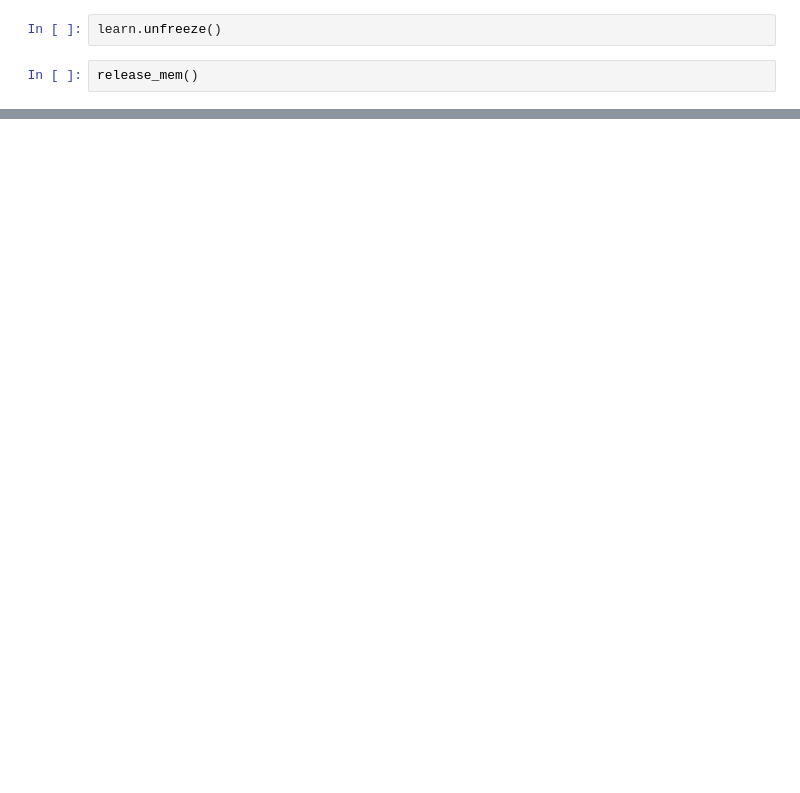
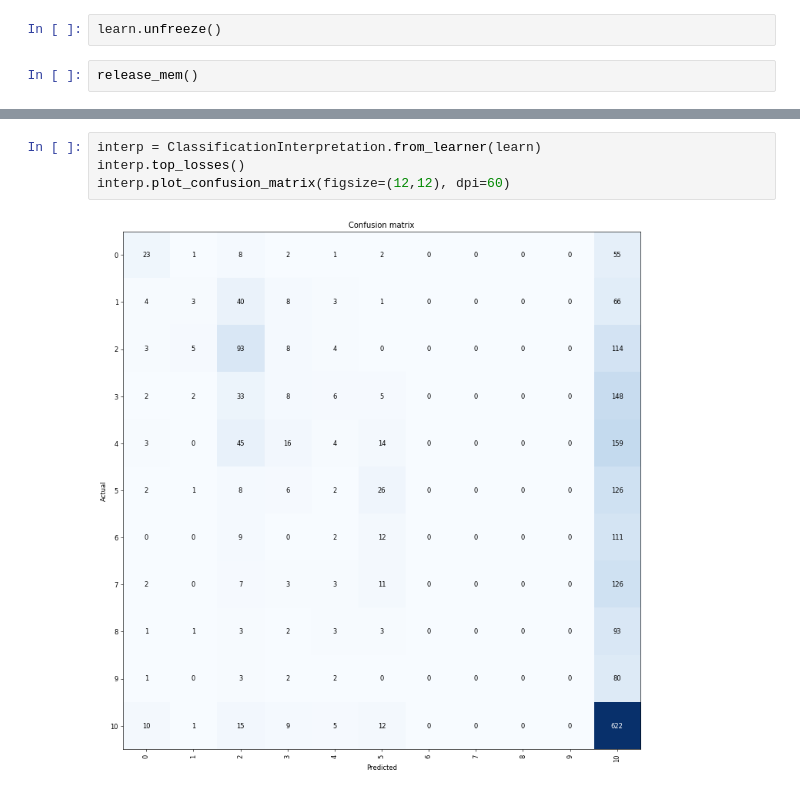
Before and after one commit to magic-lantern/nlp-transfer-learning, a Jupyter notebook: sourcecode/wiki_los_classifier.ipynb, the cells around one changed output, grey strips where cells are left out. Drawn from its saved outputs; the diff is of its cells as text; blank space fills up the shorter version.

```diff
--- a/sourcecode/wiki_los_classifier.ipynb
+++ b/sourcecode/wiki_los_classifier.ipynb
@@ -592,0 +620,6 @@ release_mem()
+# %%
+interp = ClassificationInterpretation.from_learner(learn)
+interp.top_losses()
+interp.plot_confusion_matrix(figsize=(12,12), dpi=60)
+# %% [output]
+[figure, added]
```
Also changed, not shown: parts of 8 cells of this notebook, 2 other files.
